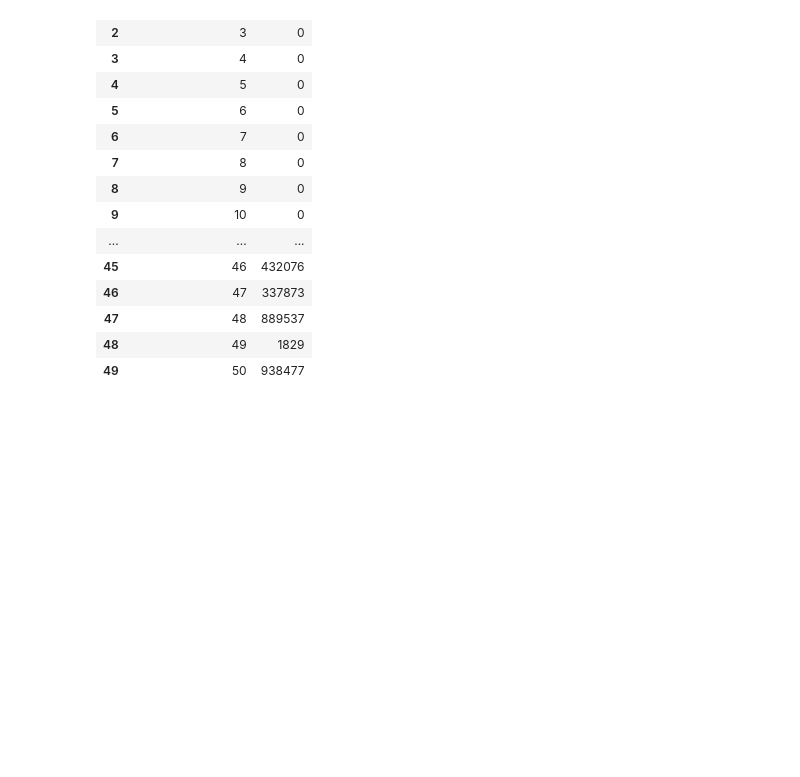
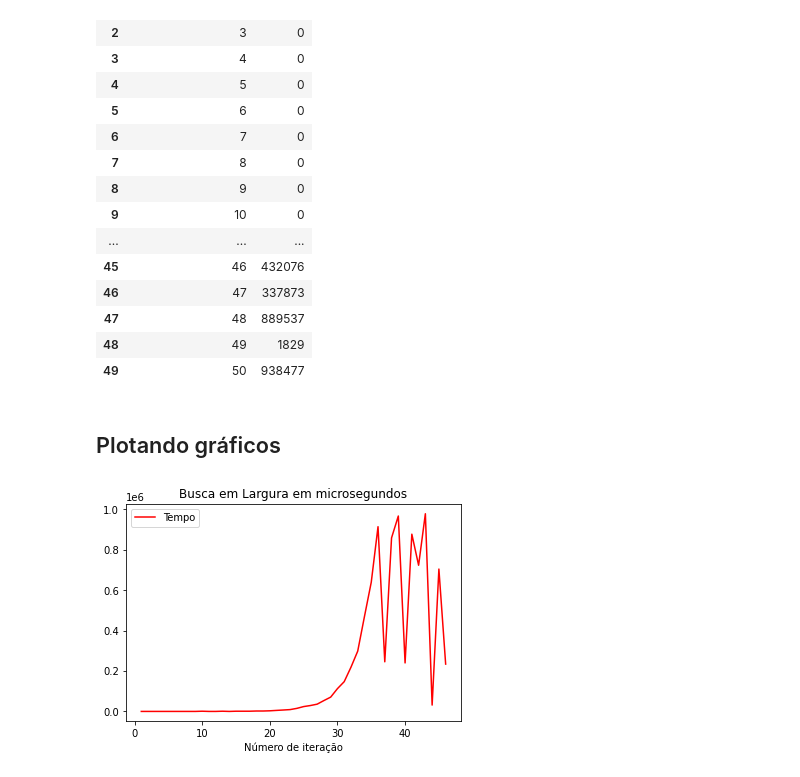
Before and after one commit to Eduardosmb/ia-exs, a Jupyter notebook: main.ipynb, the cells around one changed output. Saved outputs shown, nothing was run; the diff lists cells and outputs as text; code cells hidden in the pictures; blank space fills up the shorter version.

```diff
--- a/main.ipynb
+++ b/main.ipynb
@@ -322,3 +343,16 @@ df_profundidade_100
 | 47 | 48 | 889537 |
 | 48 | 49 | 1829 |
 | 49 | 50 | 938477 |
+# %% [markdown]
+## Plotando gráficos
+# %%
+import pandas as pd
+import matplotlib.pyplot as plt
+
+df = pd.read_csv('IA.csv')
+df.plot(x='Número de iteração', y='Tempo', color='red')
+plt.title('Busca em Largura em microsegundos')
+
+plt.show()
+# %% [output]
+[figure, added]
```
Also changed, not shown: parts of 21 cells of this notebook, 3 other files.
